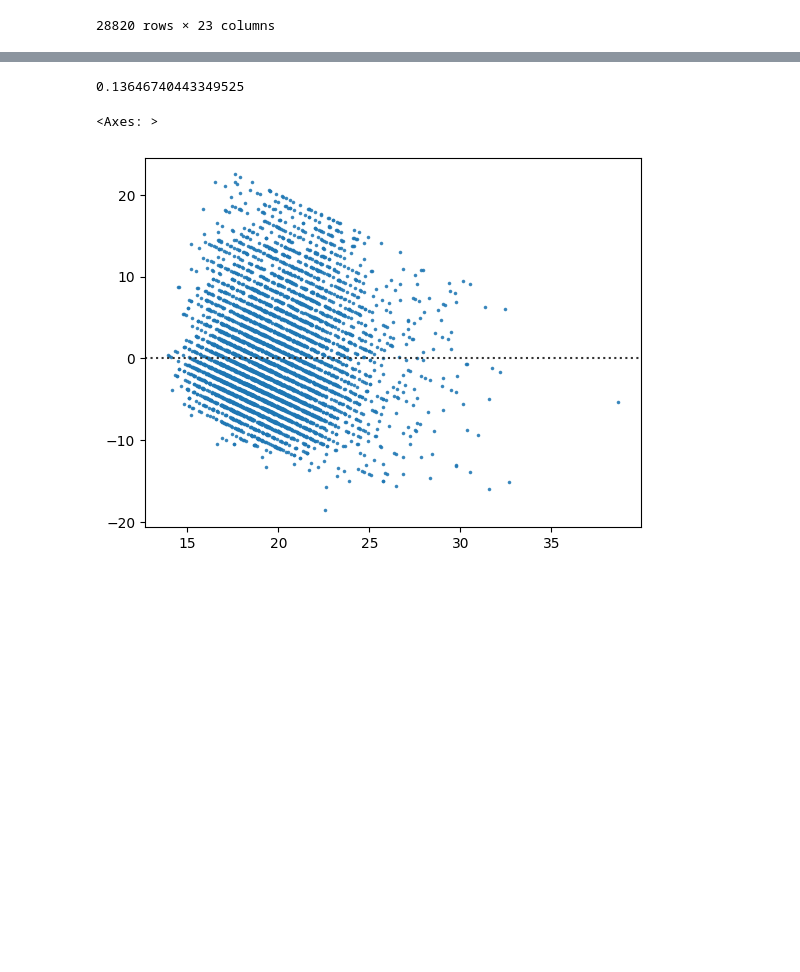
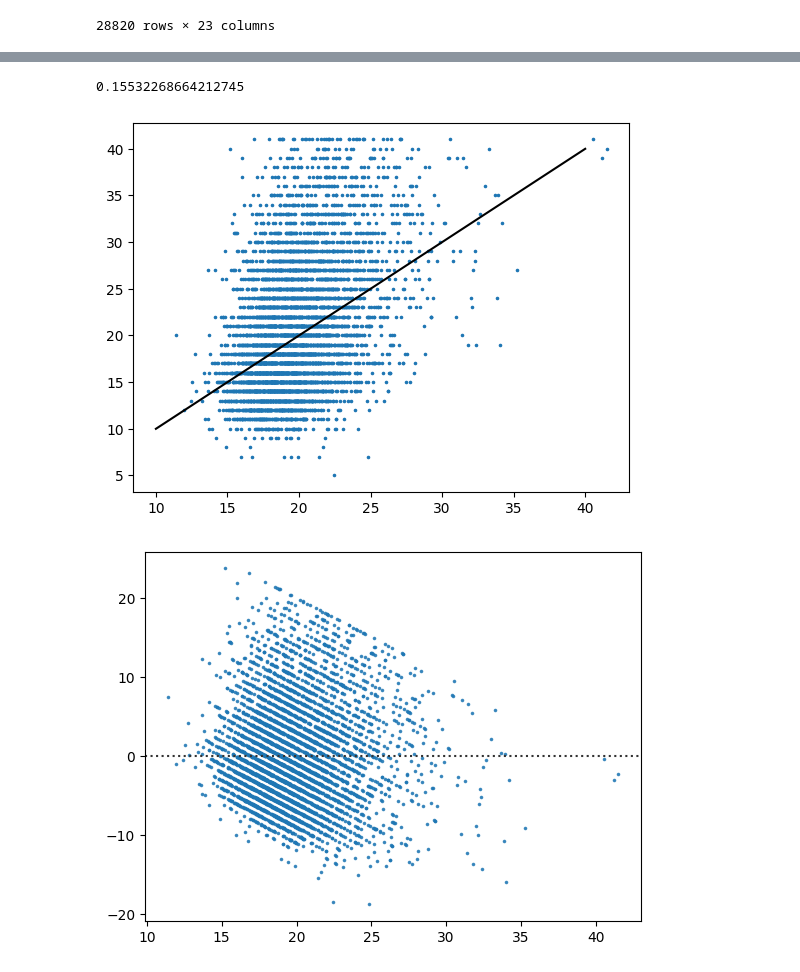
Before and after one commit to AlexanderDBell/TheDeveloperAcademy-Bootcamp, a Jupyter notebook: 6. Linear Regression/linear_regression.ipynb, the cells around one changed output, grey strips where cells are left out. Drawn from its saved outputs; the diff is of its cells as text; code cells hidden in the pictures; blank space fills up the shorter version.

Commit message:
Added some plots

```diff
--- a/6. Linear Regression/linear_regression.ipynb
+++ b/6. Linear Regression/linear_regression.ipynb
@@ -111,6 +227,7 @@ feature_df = test_df.drop([
 target_df = test_df['TAXI_OUT']
 # %%
 from sklearn.model_selection import train_test_split
+from sklearn.preprocessing import PowerTransformer
 
 X_transformer = PowerTransformer()
 y_transformer = PowerTransformer()
@@ -130,15 +247,19 @@ poly_X_test = np.hstack((poly.transform(X_test_transformed[:,:7]), X_test_transf
 y_test_transformed = y_transformer.transform(y_test)
 
 linear_model = LinearRegression()
-linear_model.fit(X_train_transformed, y_train_tranformed)
-linear_model.score(X_test_transformed, y_test_transformed)
+linear_model.fit(poly_X_train, y_train_tranformed)
+linear_model.score(poly_X_test, y_test_transformed)
 # %% [output]
-0.13646740443349525
+0.15532268664212745
 # %%
-y_pred_transformed = linear_model.predict(X_test_transformed)
+y_pred_transformed = linear_model.predict(poly_X_test)
 y_pred = y_transformer.inverse_transform(y_pred_transformed)
 
+plt.scatter(y_pred, y_test, marker='.', s=10)
+plt.plot([10,40],[10,40], c='black')
+plt.show()
 sns.residplot(x=y_pred, y=y_test, scatter_kws={'marker': '.', 's':10})
+plt.show()
 # %% [output]
-<Axes: >
-[figure, old version]
+[figure, new version]
+[figure, added]
```
Also changed, not shown: parts of 14 cells of this notebook.
